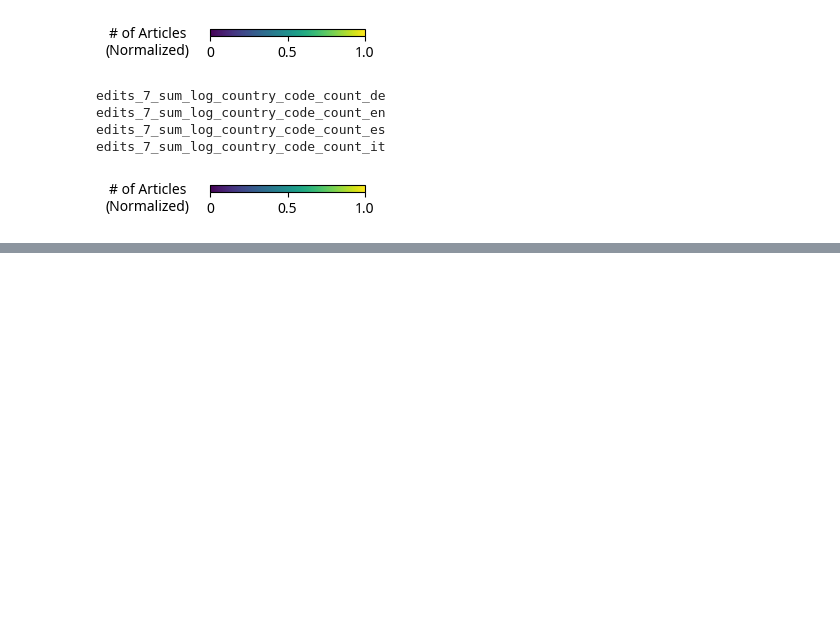
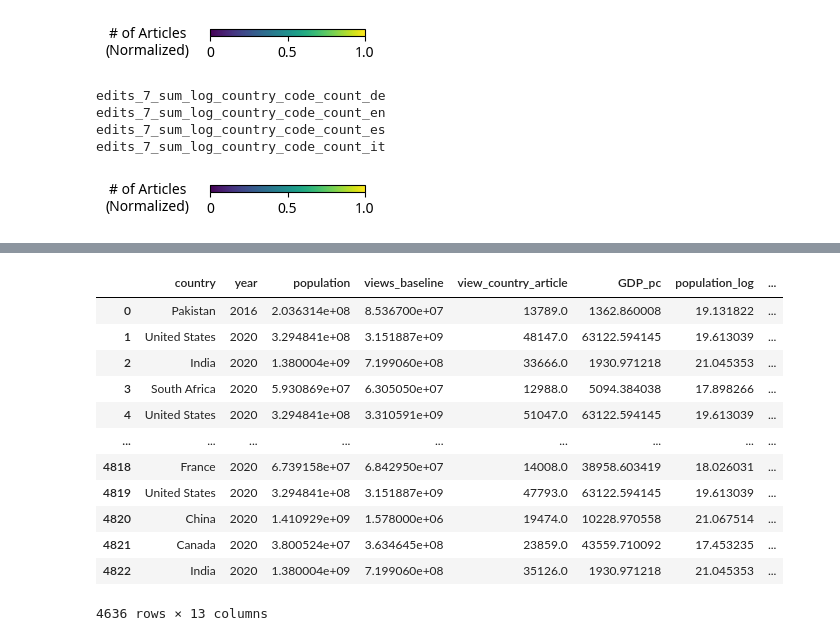
Before and after one commit to ruptho/wiki-event-bias, a Jupyter notebook: plot_metrics.ipynb, the cells around one changed output, grey strips where cells are left out. Cells and saved outputs as stored; diff of their text form; code cells hidden in the pictures; blank space fills up the shorter version.

```diff
--- a/plot_metrics.ipynb
+++ b/plot_metrics.ipynb
@@ -94,0 +119,16 @@ edits_7_sum_log_country_code_count_it
+# %%
+df_population.dropna(subset=['country'])
+# %% [output]
+|  | country | year | population | views_baseline | view_country_article | GDP_pc | population_log | ... |
+| 0 | Pakistan | 2016 | 2.036314e+08 | 8.536700e+07 | 13789.0 | 1362.860008 | 19.131822 | ... |
+| 1 | United States | 2020 | 3.294841e+08 | 3.151887e+09 | 48147.0 | 63122.594145 | 19.613039 | ... |
+| 2 | India | 2020 | 1.380004e+09 | 7.199060e+08 | 33666.0 | 1930.971218 | 21.045353 | ... |
+| 3 | South Africa | 2020 | 5.930869e+07 | 6.305050e+07 | 12988.0 | 5094.384038 | 17.898266 | ... |
+| 4 | United States | 2020 | 3.294841e+08 | 3.310591e+09 | 51047.0 | 63122.594145 | 19.613039 | ... |
+| ... | ... | ... | ... | ... | ... | ... | ... | ... |
+| 4818 | France | 2020 | 6.739158e+07 | 6.842950e+07 | 14008.0 | 38958.603419 | 18.026031 | ... |
+| 4819 | United States | 2020 | 3.294841e+08 | 3.151887e+09 | 47793.0 | 63122.594145 | 19.613039 | ... |
+| 4820 | China | 2020 | 1.410929e+09 | 1.578000e+06 | 19474.0 | 10228.970558 | 21.067514 | ... |
+| 4821 | Canada | 2020 | 3.800524e+07 | 3.634645e+08 | 23859.0 | 43559.710092 | 17.453235 | ... |
+| 4822 | India | 2020 | 1.380004e+09 | 7.199060e+08 | 35126.0 | 1930.971218 | 21.045353 | ... |
+4636 rows × 13 columns
```
Also changed, not shown: parts of 12 cells of this notebook, 12 other files.
